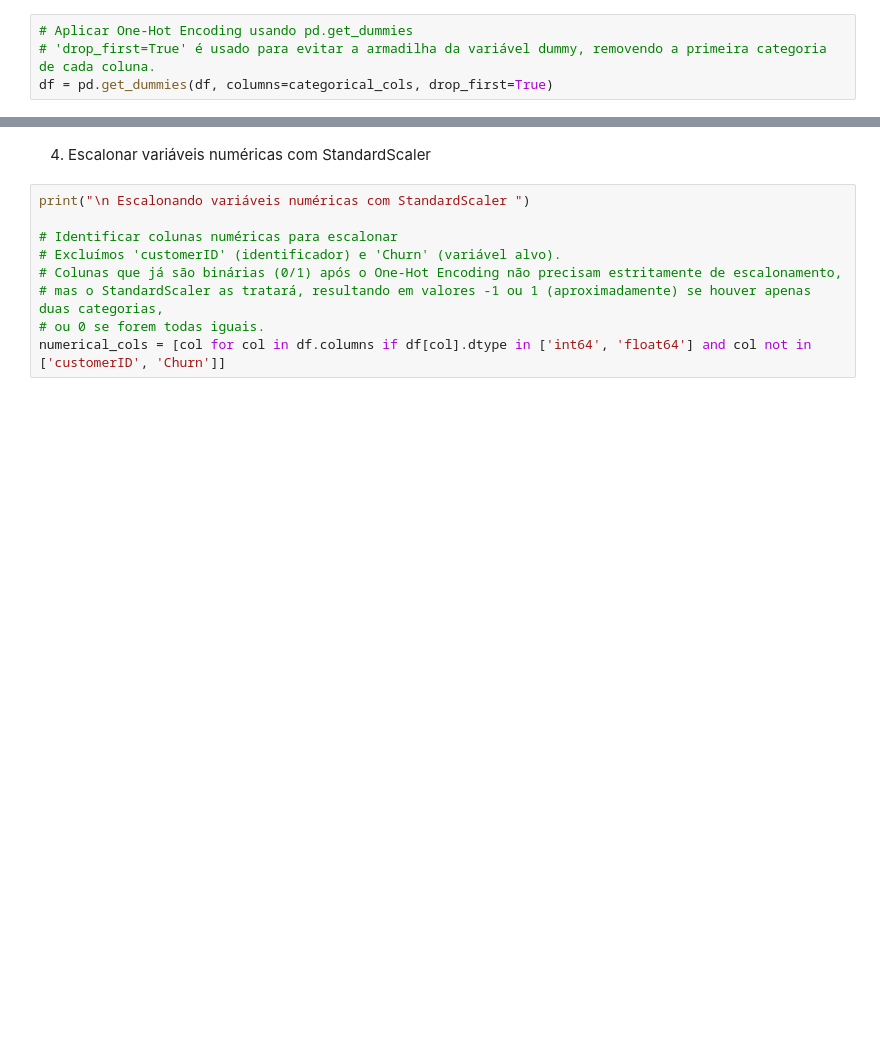
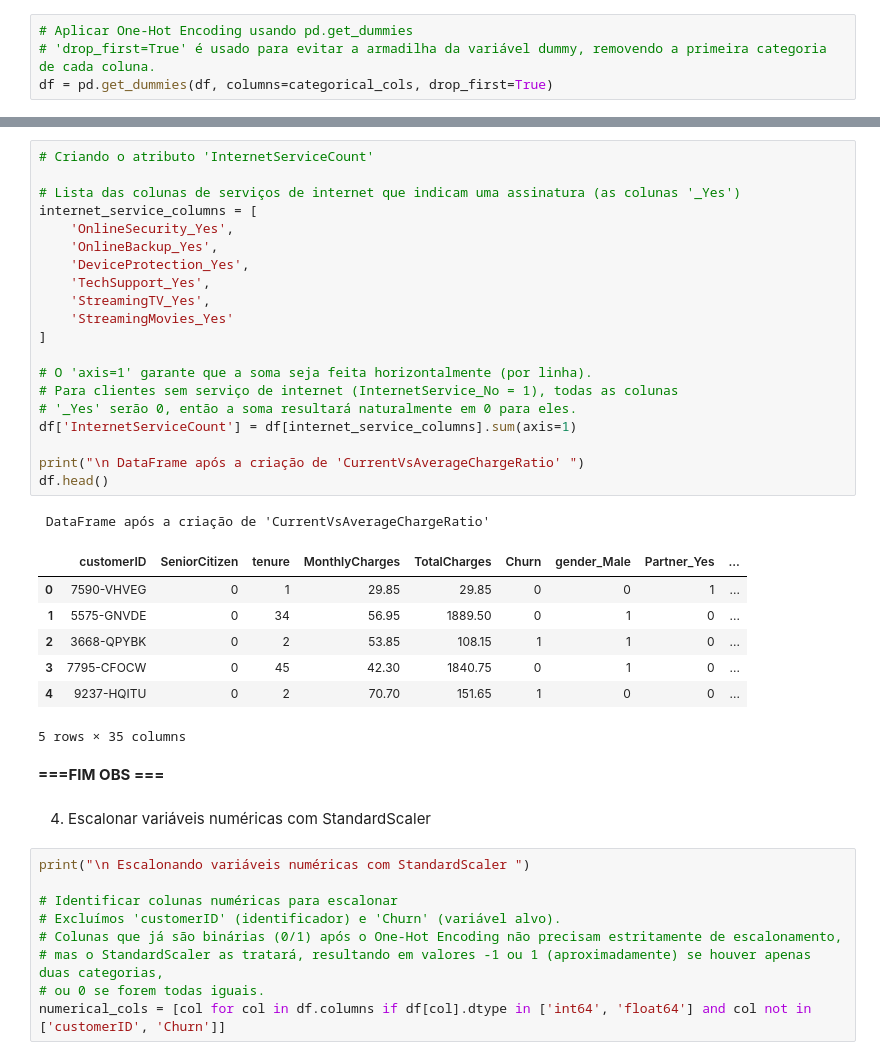
Before and after one commit to Reynaldo-Barauna/TrabalhoIA-Previsao-de-Churn, a Jupyter notebook: src/notebooks/TrabalhoIA.ipynb, the cells around one changed output, grey strips where cells are left out. Saved outputs shown, nothing was run; the diff lists cells and outputs as text; blank space fills up the shorter version.

```diff
--- a/src/notebooks/TrabalhoIA.ipynb
+++ b/src/notebooks/TrabalhoIA.ipynb
@@ -91,3 +325,34 @@ print(df.describe(include='all'))
+# %%
+# Criando o atributo 'InternetServiceCount'
+
+# Lista das colunas de serviços de internet que indicam uma assinatura (as colunas '_Yes')
+internet_service_columns = [
+    'OnlineSecurity_Yes',
+    'OnlineBackup_Yes',
+    'DeviceProtection_Yes',
+    'TechSupport_Yes',
+    'StreamingTV_Yes',
+    'StreamingMovies_Yes'
+]
+
+# O 'axis=1' garante que a soma seja feita horizontalmente (por linha).
+# Para clientes sem serviço de internet (InternetService_No = 1), todas as colunas
+# '_Yes' serão 0, então a soma resultará naturalmente em 0 para eles.
+df['InternetServiceCount'] = df[internet_service_columns].sum(axis=1)
+
+print("\n DataFrame após a criação de 'CurrentVsAverageChargeRatio' ")
+df.head()
+# %% [output]
+ DataFrame após a criação de 'CurrentVsAverageChargeRatio'
+|  | customerID | SeniorCitizen | tenure | MonthlyCharges | TotalCharges | Churn | gender_Male | Partner_Yes | ... |
+| 0 | 7590-VHVEG | 0 | 1 | 29.85 | 29.85 | 0 | 0 | 1 | ... |
+| 1 | 5575-GNVDE | 0 | 34 | 56.95 | 1889.50 | 0 | 1 | 0 | ... |
+| 2 | 3668-QPYBK | 0 | 2 | 53.85 | 108.15 | 1 | 1 | 0 | ... |
+| 3 | 7795-CFOCW | 0 | 45 | 42.30 | 1840.75 | 0 | 1 | 0 | ... |
+| 4 | 9237-HQITU | 0 | 2 | 70.70 | 151.65 | 1 | 0 | 0 | ... |
+5 rows × 35 columns
+# %% [markdown]
+**===FIM OBS ===**
 # %% [markdown]
 4. Escalonar variáveis numéricas com StandardScaler
 # %%
```
Also changed, not shown: parts of 32 cells of this notebook, 3 other files.
